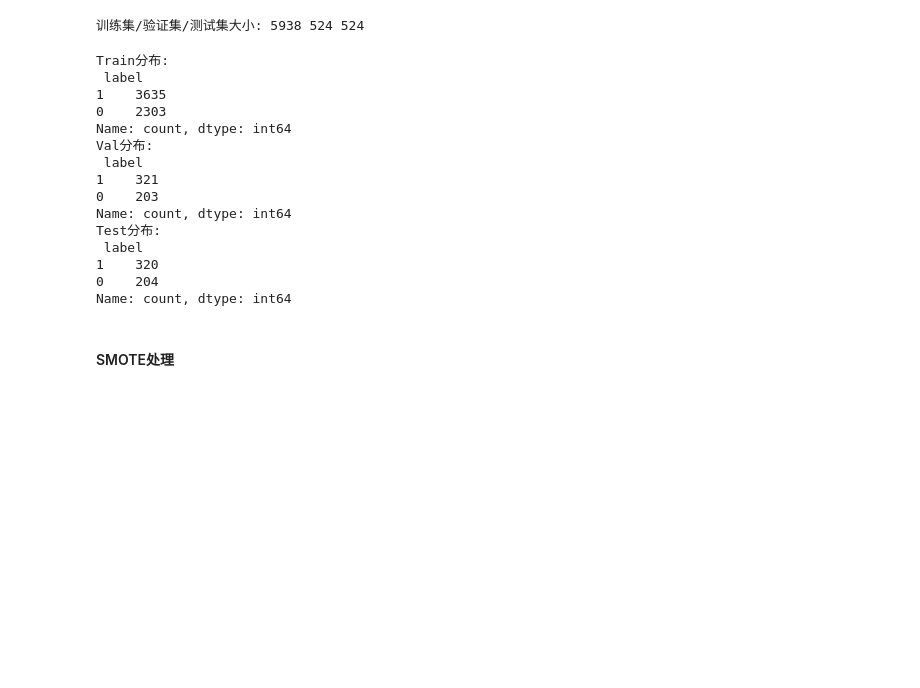
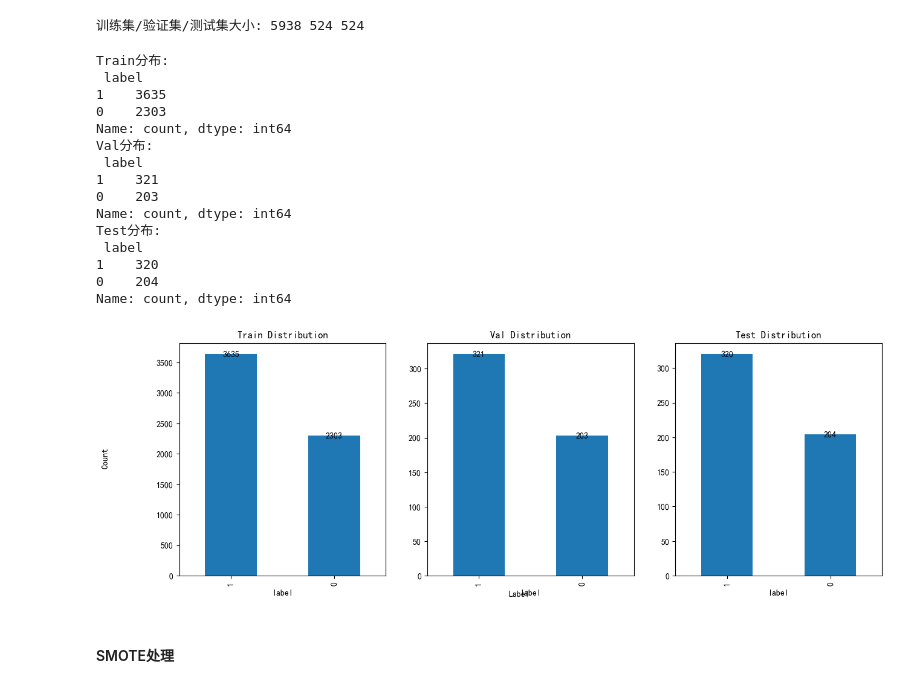
Before and after one commit to molanhand/Multimodal_LLM, a Jupyter notebook: MemotionDataset7K/CLIP.ipynb, the cells around one changed output. Saved outputs shown, nothing was run; the diff lists cells and outputs as text; code cells hidden in the pictures; blank space fills up the shorter version.

```diff
--- a/MemotionDataset7K/CLIP.ipynb
+++ b/MemotionDataset7K/CLIP.ipynb
@@ -188,24 +188,57 @@ print("训练集/验证集/测试集大小:", len(train_df), len(val_df), len(te
 # %%
 # 检查数据分布,在划分后打印各子集的类别分布，确保少数类样本足够
 print("Train分布:\n", train_df["label"].value_counts())
 print("Val分布:\n", val_df["label"].value_counts())
 print("Test分布:\n", test_df["label"].value_counts())
+
+# 绘制了每个子集中两类样本的数量柱状图，进一步说明类别比例一致性
+
+train_distribution = train_df["label"].value_counts()
+val_distribution = val_df["label"].value_counts()
+test_distribution = test_df["label"].value_counts()
+
+# 创建一个包含三个子图的画布
+fig, axes = plt.subplots(1, 3, figsize=(15, 5))
+
+# 绘制训练集的柱状图
+train_distribution.plot(kind='bar', ax=axes[0], title='Train Distribution')
+for p in axes[0].patches:
+    axes[0].annotate(str(p.get_height()), (p.get_x() + p.get_width() / 2., p.get_height()), ha='center', va='center')
+
+# 绘制验证集的柱状图
+val_distribution.plot(kind='bar', ax=axes[1], title='Val Distribution')
+for p in axes[1].patches:
+    axes[1].annotate(str(p.get_height()), (p.get_x() + p.get_width() / 2., p.get_height()), ha='center', va='center')
+
+# 绘制测试集的柱状图
+test_distribution.plot(kind='bar', ax=axes[2], title='Test Distribution')
+for p in axes[2].patches:
+    axes[2].annotate(str(p.get_height()), (p.get_x() + p.get_width() / 2., p.get_height()), ha='center', va='center')
+
+# 设置全局的 X 轴标签
+fig.text(0.5, 0.04, 'Label', ha='center')
+# 设置全局的 Y 轴标签
+fig.text(0.04, 0.5, 'Count', va='center', rotation='vertical')
+
+# 显示图形
+plt.show()
 # %% [output]
 Train分布:
  label
 1    3635
 0    2303
 Name: count, dtype: int64
 Val分布:
  label
 1    321
 0    203
 Name: count, dtype: int64
 Test分布:
  label
 1    320
 0    204
 Name: count, dtype: int64
+[figure, added]
 # %%
 # # 下载模型
 # from huggingface_hub import snapshot_download
```
Also changed, not shown: 4 other files.
